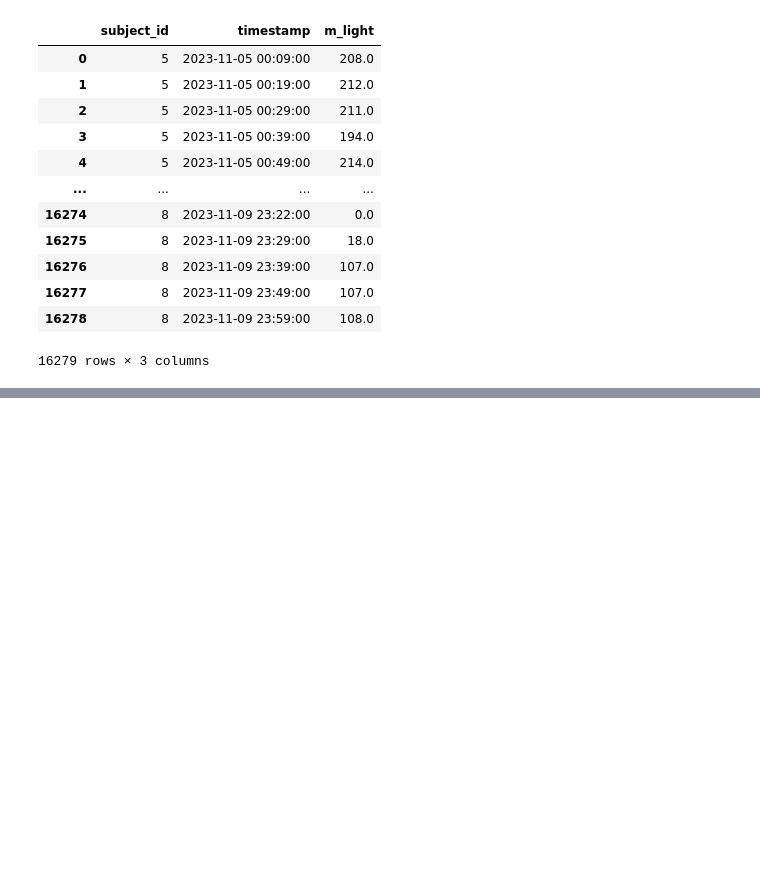
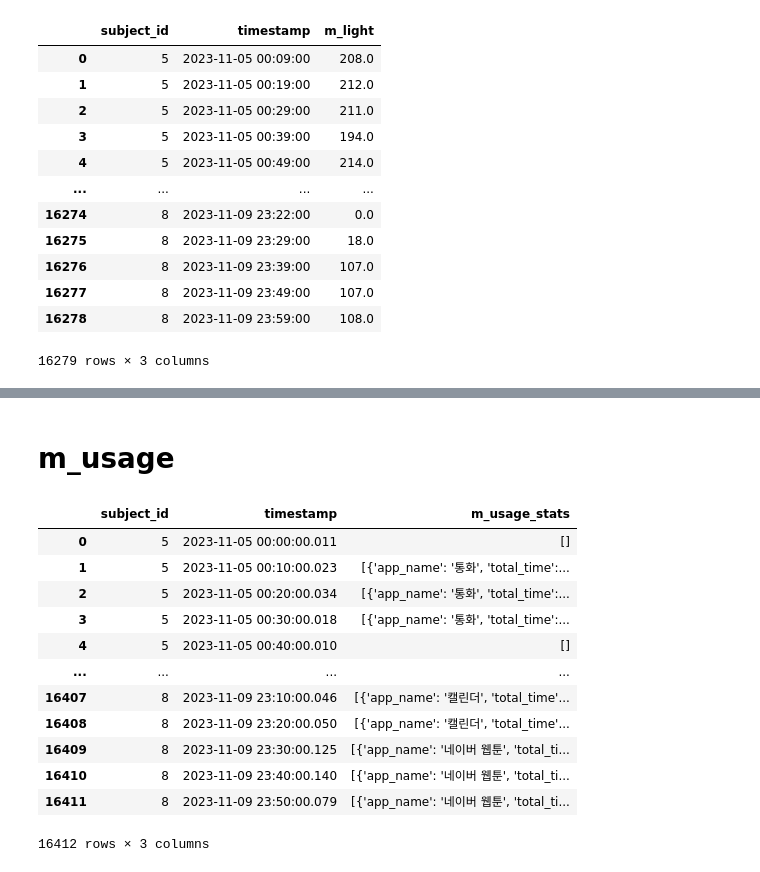
Before and after one commit to youungg/human_activity_recognition, a Jupyter notebook: test_val_data/open_test_dataset.ipynb, the cells around one changed output, grey strips where cells are left out. Drawn from its saved outputs; the diff is of its cells as text; code cells hidden in the pictures; blank space fills up the shorter version.

```diff
--- a/test_val_data/open_test_dataset.ipynb
+++ b/test_val_data/open_test_dataset.ipynb
@@ -68,0 +121,23 @@ df
+# %% [markdown]
+# m_usage
+# %%
+# 파일 경로를 지정합니다.
+file_path = 'C:\\Users\\ljy25\\etri\\data\\휴먼이해2024\\test dataset\\ch2024_test_m_usage_stats.parquet.gzip'
+
+# .parquet.gzip 파일을 읽습니다.
+df = pd.read_parquet(file_path, engine='pyarrow')
+df
+# %% [output]
+|  | subject_id | timestamp | m_usage_stats |
+| 0 | 5 | 2023-11-05 00:00:00.011 | [] |
+| 1 | 5 | 2023-11-05 00:10:00.023 | [{'app_name': '통화', 'total_time':... |
+| 2 | 5 | 2023-11-05 00:20:00.034 | [{'app_name': '통화', 'total_time':... |
+| 3 | 5 | 2023-11-05 00:30:00.018 | [{'app_name': '통화', 'total_time':... |
+| 4 | 5 | 2023-11-05 00:40:00.010 | [] |
+| ... | ... | ... | ... |
+| 16407 | 8 | 2023-11-09 23:10:00.046 | [{'app_name': '캘린더', 'total_time'... |
+| 16408 | 8 | 2023-11-09 23:20:00.050 | [{'app_name': '캘린더', 'total_time'... |
+| 16409 | 8 | 2023-11-09 23:30:00.125 | [{'app_name': '네이버 웹툰', 'total_ti... |
+| 16410 | 8 | 2023-11-09 23:40:00.140 | [{'app_name': '네이버 웹툰', 'total_ti... |
+| 16411 | 8 | 2023-11-09 23:50:00.079 | [{'app_name': '네이버 웹툰', 'total_ti... |
+16412 rows × 3 columns
```
Also changed, not shown: parts of 13 cells of this notebook.
